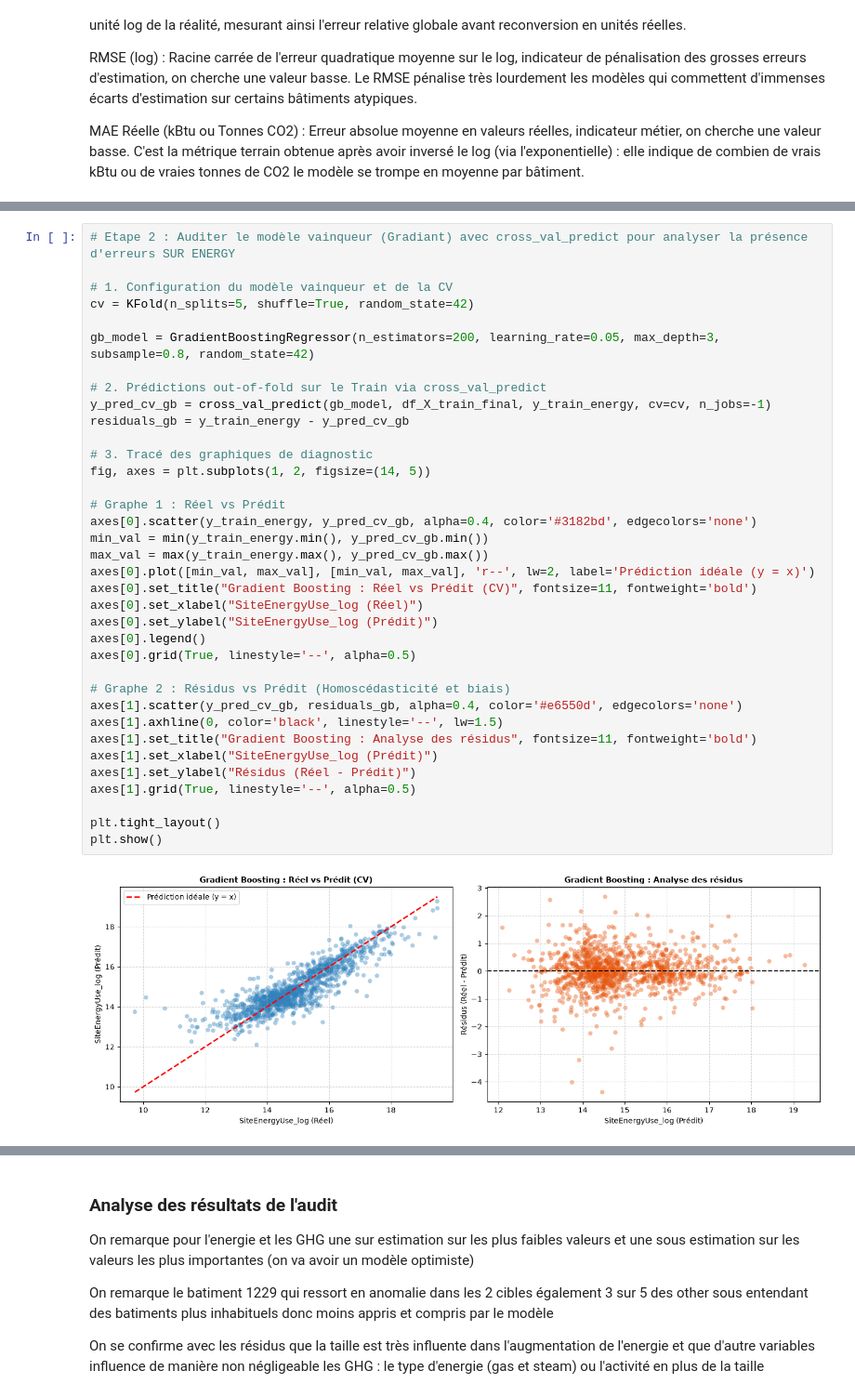
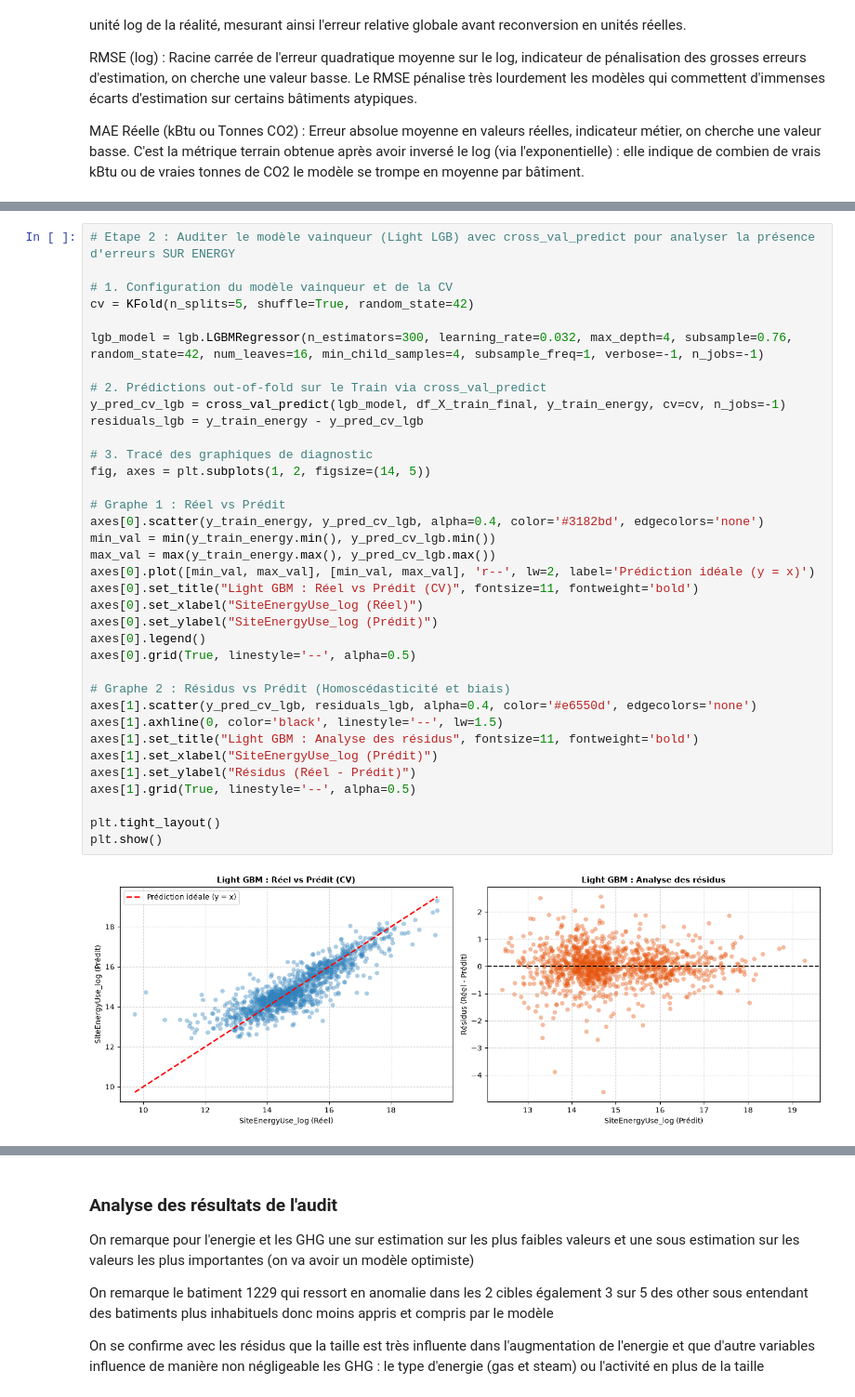
Before and after one commit to Alexis-h2/P3_OC_consommation_batiments_IA, a Jupyter notebook: Hernandez_Alexis_1_notebook_102026.ipynb, the cells around one changed output, grey strips where cells are left out. Shown at 93% size. Cells and saved outputs as stored; diff of their text form.

```diff
--- a/Hernandez_Alexis_1_notebook_102026.ipynb
+++ b/Hernandez_Alexis_1_notebook_102026.ipynb
@@ -971,41 +993,41 @@ SVR Support Vector Regressor : Bon score de prédiction en R² (log) mais en des
 
 Random Forest (Arbres) : On observe que Random Forest sous-performe par rapport aux modèles linéaires. En l'absence de contrainte de profondeur, ses arbres ont surappris le train. À l'inverse, Gradient Boosting combine des arbres peu profonds et une correction séquentielle, ce qui évite ce surapprentissage et lui assure la meilleure capacité de généralisation
 # %%
-# Etape 2 : Auditer le modèle vainqueur (Gradiant) avec cross_val_predict pour analyser la présence d'erreurs SUR ENERGY
+# Etape 2 : Auditer le modèle vainqueur (Light LGB) avec cross_val_predict pour analyser la présence d'erreurs SUR ENERGY
 
 # 1. Configuration du modèle vainqueur et de la CV
 cv = KFold(n_splits=5, shuffle=True, random_state=42)
 
-gb_model = GradientBoostingRegressor(n_estimators=200, learning_rate=0.05, max_depth=3, subsample=0.8, random_state=42)
+lgb_model = lgb.LGBMRegressor(n_estimators=300, learning_rate=0.032, max_depth=4, subsample=0.76, random_state=42, num_leaves=16, min_child_samples=4, subsample_freq=1, verbose=-1, n_jobs=-1)
 
 # 2. Prédictions out-of-fold sur le Train via cross_val_predict
-y_pred_cv_gb = cross_val_predict(gb_model, df_X_train_final, y_train_energy, cv=cv, n_jobs=-1)
-residuals_gb = y_train_energy - y_pred_cv_gb
+y_pred_cv_lgb = cross_val_predict(lgb_model, df_X_train_final, y_train_energy, cv=cv, n_jobs=-1)
+residuals_lgb = y_train_energy - y_pred_cv_lgb
 
 # 3. Tracé des graphiques de diagnostic
 fig, axes = plt.subplots(1, 2, figsize=(14, 5))
 
 # Graphe 1 : Réel vs Prédit
-axes[0].scatter(y_train_energy, y_pred_cv_gb, alpha=0.4, color='#3182bd', edgecolors='none')
-min_val = min(y_train_energy.min(), y_pred_cv_gb.min())
-max_val = max(y_train_energy.max(), y_pred_cv_gb.max())
+axes[0].scatter(y_train_energy, y_pred_cv_lgb, alpha=0.4, color='#3182bd', edgecolors='none')
+min_val = min(y_train_energy.min(), y_pred_cv_lgb.min())
+max_val = max(y_train_energy.max(), y_pred_cv_lgb.max())
 axes[0].plot([min_val, max_val], [min_val, max_val], 'r--', lw=2, label='Prédiction idéale (y = x)')
-axes[0].set_title("Gradient Boosting : Réel vs Prédit (CV)", fontsize=11, fontweight='bold')
+axes[0].set_title("Light GBM : Réel vs Prédit (CV)", fontsize=11, fontweight='bold')
 axes[0].set_xlabel("SiteEnergyUse_log (Réel)")
 axes[0].set_ylabel("SiteEnergyUse_log (Prédit)")
 axes[0].legend()
 axes[0].grid(True, linestyle='--', alpha=0.5)
 
 # Graphe 2 : Résidus vs Prédit (Homoscédasticité et biais)
-axes[1].scatter(y_pred_cv_gb, residuals_gb, alpha=0.4, color='#e6550d', edgecolors='none')
+axes[1].scatter(y_pred_cv_lgb, residuals_lgb, alpha=0.4, color='#e6550d', edgecolors='none')
 axes[1].axhline(0, color='black', linestyle='--', lw=1.5)
-axes[1].set_title("Gradient Boosting : Analyse des résidus", fontsize=11, fontweight='bold')
+axes[1].set_title("Light GBM : Analyse des résidus", fontsize=11, fontweight='bold')
 axes[1].set_xlabel("SiteEnergyUse_log (Prédit)")
 axes[1].set_ylabel("Résidus (Réel - Prédit)")
 axes[1].grid(True, linestyle='--', alpha=0.5)
 
 plt.tight_layout()
 plt.show()
 # %% [output]
-[figure, old version]
+[figure, new version]
 # %%
```
Also changed, not shown: parts of 19 cells of this notebook, 1 other file.
